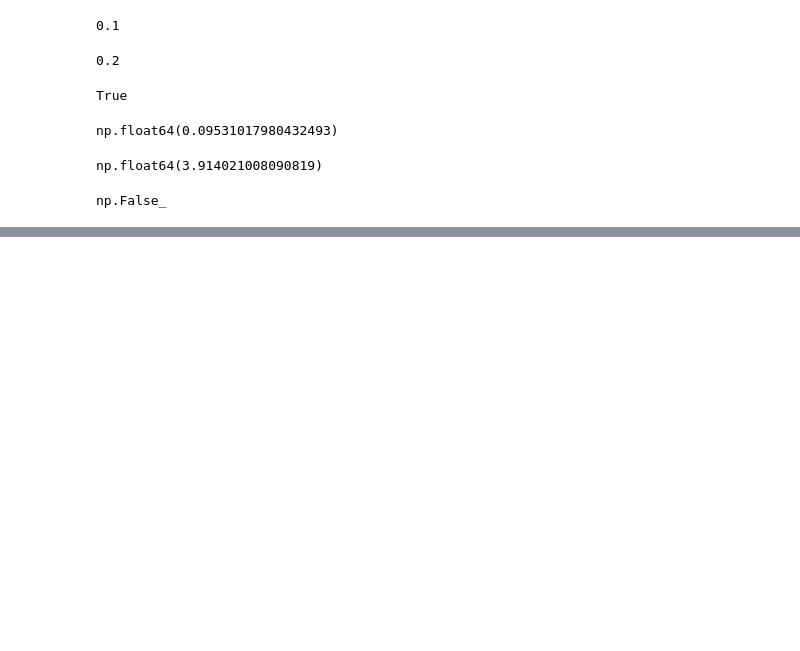
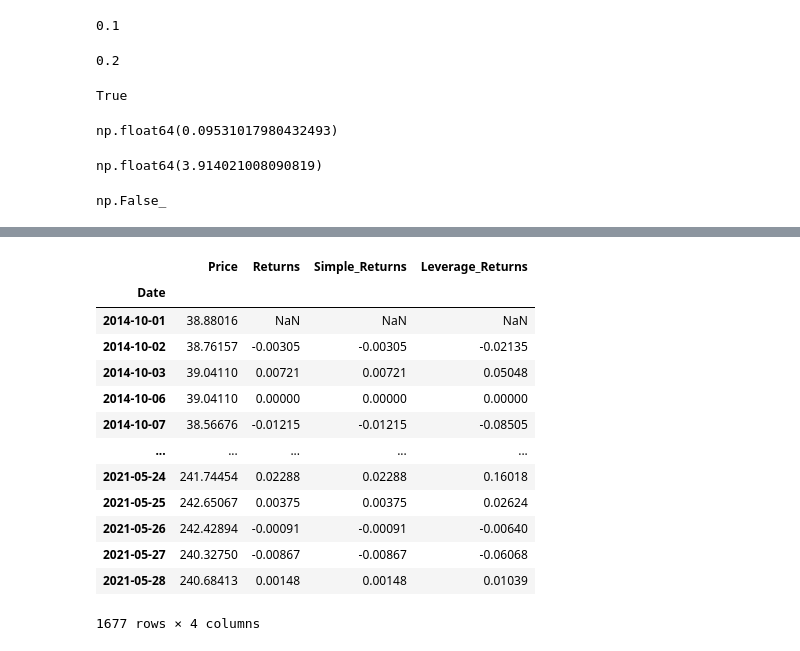
Before and after one commit to Qbannes/energy_trading, a Jupyter notebook: PyCharm_Notebook/08_Margin_Trading_and_Levered_Returns.ipynb, the cells around one changed output, grey strips where cells are left out. Cells and saved outputs as stored; diff of their text form; code cells hidden in the pictures; blank space fills up the shorter version.

Commit message:
logentry, plantext, lessons python trading & finance

```diff
--- a/PyCharm_Notebook/08_Margin_Trading_and_Levered_Returns.ipynb
+++ b/PyCharm_Notebook/08_Margin_Trading_and_Levered_Returns.ipynb
@@ -52,0 +55,11 @@ np.False_
+# %%
+import pandas as pd
+import numpy as np
+import matplotlib.pyplot as plt
+plt.style.use('fast')
+plt.style.available
+pd.options.display.float_format='{:.5f}'.format
+# pd.set_option('display.max_rows', 10)
+# %%
+msft = pd.read_csv(r"C:\Users\bedla\Documents\Ausbildung_Informatik\1_Praktikum\Praktikum_Daten-_und_Prozessanalyse\energy_trading\PyCharm_Notebook\Data\msft.csv", index_col = "Date", parse_dates = ["Date"])
+msft
@@ -52,0 +90,18 @@ np.False_
+# %%
+msft['Leverage_Returns']=msft.Simple_Returns.mul(leverage)
+msft
+# %% [output]
+|  | Price | Returns | Simple_Returns | Leverage_Returns |
+| Date |  |  |  |  |
+| 2014-10-01 | 38.88016 | NaN | NaN | NaN |
+| 2014-10-02 | 38.76157 | -0.00305 | -0.00305 | -0.02135 |
+| 2014-10-03 | 39.04110 | 0.00721 | 0.00721 | 0.05048 |
+| 2014-10-06 | 39.04110 | 0.00000 | 0.00000 | 0.00000 |
+| 2014-10-07 | 38.56676 | -0.01215 | -0.01215 | -0.08505 |
+| ... | ... | ... | ... | ... |
+| 2021-05-24 | 241.74454 | 0.02288 | 0.02288 | 0.16018 |
+| 2021-05-25 | 242.65067 | 0.00375 | 0.00375 | 0.02624 |
+| 2021-05-26 | 242.42894 | -0.00091 | -0.00091 | -0.00640 |
+| 2021-05-27 | 240.32750 | -0.00867 | -0.00867 | -0.06068 |
+| 2021-05-28 | 240.68413 | 0.00148 | 0.00148 | 0.01039 |
+1677 rows × 4 columns
```
Also changed, not shown: parts of 15 cells of this notebook, 6 other files.
